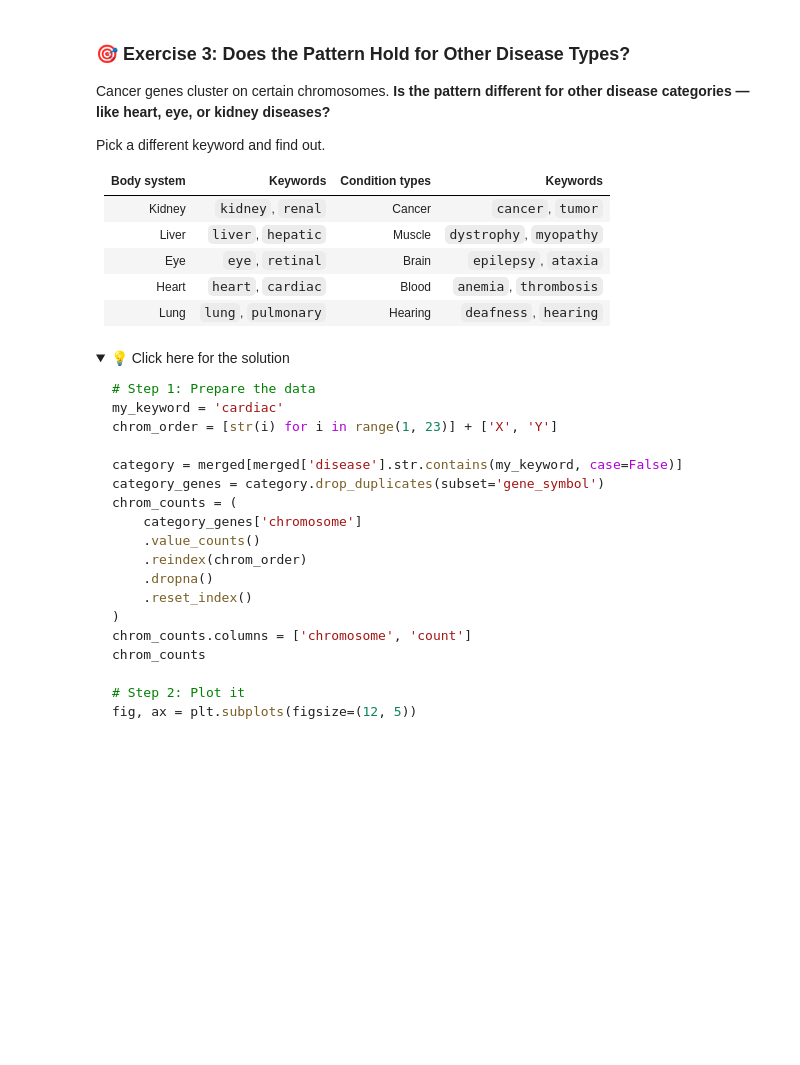
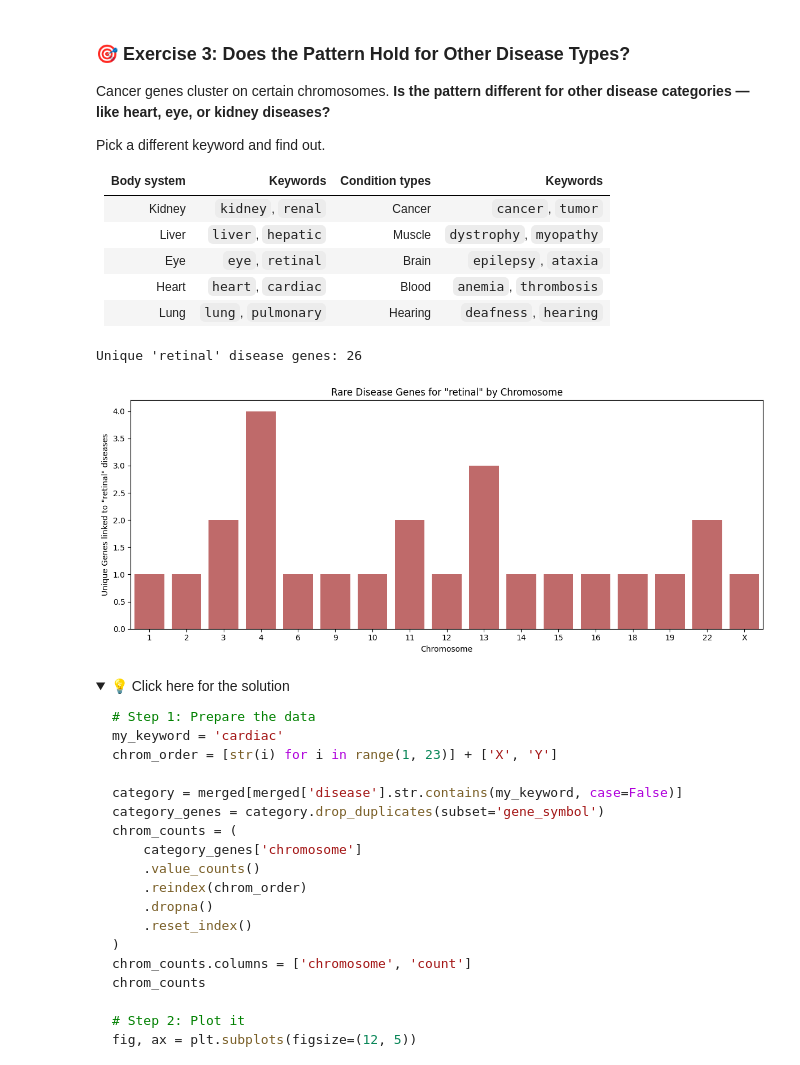
Before and after one commit to adi-chandrasekaran/rare-disease-genes, a Jupyter notebook: notebooks/Rare_Disease_Genes_HW3.ipynb, the cells around one changed output. Saved outputs shown, nothing was run; the diff lists cells and outputs as text; code cells hidden in the pictures; folded sections open; blank space fills up the shorter version.

Commit message:
Make Rare_Disease_Genes_HW3.ipynb match stashed version (outputs and answers).
Co-authored-by: Cursor <cursoragent@cursor.com>

```diff
--- a/notebooks/Rare_Disease_Genes_HW3.ipynb
+++ b/notebooks/Rare_Disease_Genes_HW3.ipynb
@@ -811,28 +858,38 @@ Pick a different keyword and find out.
 | Lung | `lung`, `pulmonary` | Hearing | `deafness`, `hearing` |
 # %%
 # YOUR CODE HERE: Pick a keyword and create a chromosome bar chart
-my_keyword = ''   # Fill in your keyword
+retinal = 'retinal'   # Fill in your keyword
 
-if not my_keyword:
+if not retinal:
     raise ValueError("Please fill in your keyword before running this cell!")
 
 # Step 1: Prepare the data
 chrom_order = [str(i) for i in range(1, 23)] + ['X', 'Y']
-category = merged[merged['disease'].str.contains(my_keyword, case=False)]
+category = merged[merged['disease'].str.contains(retinal, case=False)]
 category_genes = category.drop_duplicates(subset='gene_symbol')
 chrom_counts = (
     category_genes['chromosome']
     .value_counts()
     .reindex(chrom_order)
     .dropna()
     .reset_index()
 )
 chrom_counts.columns = ['chromosome', 'count']
-print(f"Unique '{my_keyword}' disease genes: {len(category_genes)}")
+print(f"Unique '{retinal}' disease genes: {len(category_genes)}")
 chrom_counts
 
 # Step 2: Plot it
 # YOUR CODE HERE: use sns.barplot() — copy the pattern from the demo above
+fig, ax = plt.subplots(figsize=(12, 5))
+sns.barplot(data=chrom_counts, x='chromosome', y='count', color='indianred', ax=ax)
+ax.set_xlabel('Chromosome')
+ax.set_ylabel(f'Unique Genes linked to "{retinal}" diseases')
+ax.set_title(f'Rare Disease Genes for "{retinal}" by Chromosome')
+plt.tight_layout()
+plt.show()
+# %% [output]
+Unique 'retinal' disease genes: 26
+[figure, added]
 # %% [markdown]
 
 <details>
```
Also changed, not shown: parts of 29 cells of this notebook.
